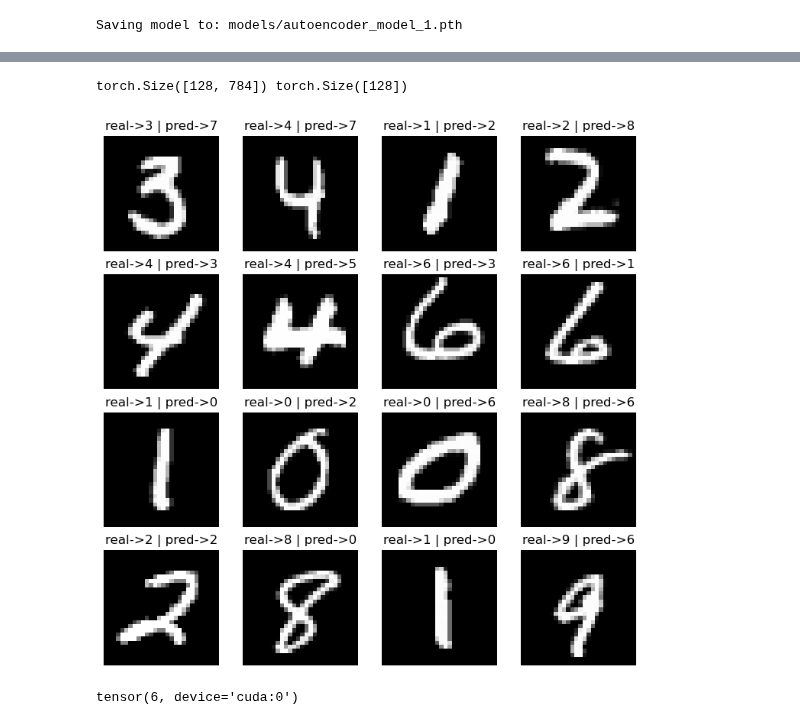
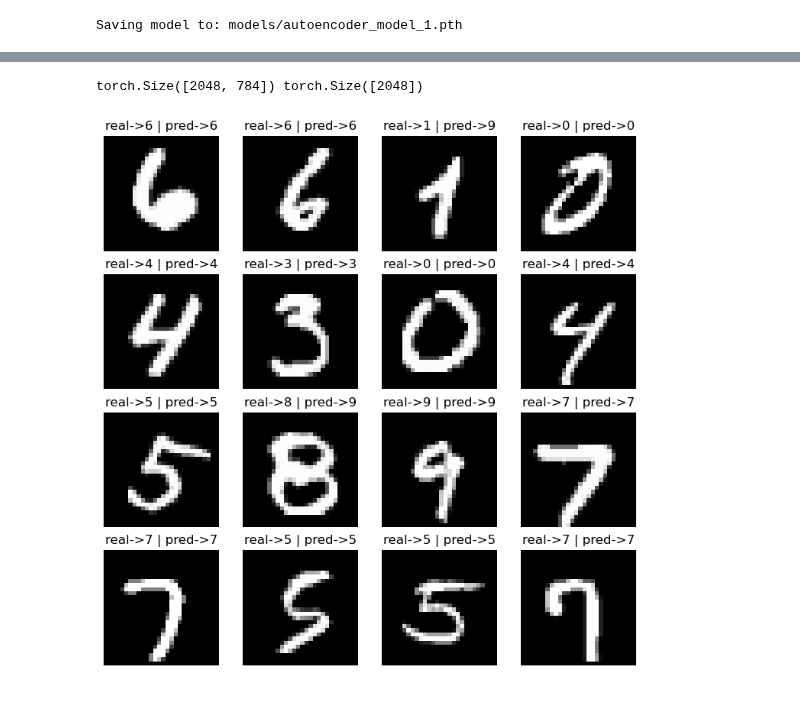
Before and after one commit to Molten-Ice/Deep-Learning, a Jupyter notebook: autoencoder.ipynb, the cells around one changed output, grey strips where cells are left out. Cells and saved outputs as stored; diff of their text form; code cells hidden in the pictures.

```diff
--- a/autoencoder.ipynb
+++ b/autoencoder.ipynb
@@ -320,18 +320,24 @@ class SuffixNN(nn.Module):
         for param in self.encoder.parameters(): # Freezing encodoer weights
             param.requires_grad = False
 
+        #-> CONV/FC -> BatchNorm -> ReLu(or other activation) -> Dropout -> CONV/FC ->
+        l1 = 50
+        l2 = 50
 
-        l1 = 50
         self.layers = nn.Sequential(
         nn.BatchNorm1d(num_features = 10, affine = False),
         nn.Linear(in_features=10,
                   out_features=l1),
+        nn.BatchNorm1d(num_features = l1, affine = False),
         nn.ReLU(),
-        nn.BatchNorm1d(num_features = l1, affine = False),
+        nn.Dropout(p=0.2),
         nn.Linear(in_features = l1,
-                  out_features = 10)
-        )
-
+                  out_features = l1),
+        nn.BatchNorm1d(num_features = l2, affine = False),
+        nn.ReLU(),
+        nn.Dropout(p=0.2),
+        nn.Linear(in_features = l2,
+              out_features = 10))
     def forward(self, x: torch.Tensor) -> torch.Tensor:
         return self.layers(self.encoder(x))
 
@@ -398,10 +404,13 @@ class CustomDataset(Dataset):
 print(f"Full shapes| X_train:{X_train.shape}, y_train:{y_train.shape}")
 
 ### Hyperparameters
-BATCH_SIZE = 128
-cutoff_value = 1000
+BATCH_SIZE = 2048
 
-train_dataset = CustomDataset(X_train[:cutoff_value], y_train[:cutoff_value])
+# BATCH_SIZE = 128
+# cutoff_value = 1000
+
+# train_dataset = CustomDataset(X_train[:cutoff_value], y_train[:cutoff_value])
+train_dataset = CustomDataset(X_train, y_train)
 test_dataset = CustomDataset(X_test, y_test)
 
 
@@ -459,7 +468,7 @@ import time
 t1 = time.time()
 lrs = []
 
-epochs = 25
+epochs = 10
 for epoch in tqdm(range(epochs)):
     for batch, (X, y) in enumerate(train_dataloader):
         X=X.to(device)
@@ -497,7 +506,7 @@ for epoch in tqdm(range(epochs)):
                 y_test_logits = model(X_test)
                 loss_test = loss_fn(y_test_logits, y_test)
                 test_loss+=loss_test #accumulate train loss
-                test_pred_labels = torch.argmax(y_t_logits, dim=1)
+                test_pred_labels = torch.argmax(y_test_logits, dim=1)
                 test_acc = accuracy_fn(y_true = y_test,
                                         y_pred = test_pred_labels)
 
@@ -529,27 +538,24 @@ Taken 2.84347 seconds.
 # %%
+#Showing numbers with their predictions
 model_0.eval()
 with torch.inference_mode(): #context manager
     for X_test, y_test in test_dataloader:
         X_test = X_test.to(device)
         y_test_logits = model(X_test)
-        test_pred_labels = torch.argmax(y_t_logits, dim=1)
+        test_pred_labels = torch.argmax(y_test_logits, dim=1)
         break
     print(X_test.shape, test_pred_labels.shape)
 
     fig = plt.figure(figsize=(9,9))
     rows, cols = 4, 4
 
     for i in range(1, rows*cols+1):
         fig.add_subplot(rows, cols, i)
         img_real = X_test[i].reshape((28, 28)).cpu().detach().numpy()
         plt.imshow(img_real, cmap = "gray")
         label = f"real->{y_test[i]} | pred->{test_pred_labels[i]}"
         plt.title(label)
         plt.axis(False)
 # %% [output]
-torch.Size([128, 784]) torch.Size([128])
+torch.Size([2048, 784]) torch.Size([2048])
-[figure, old version]
+[figure, new version]
-# %%
-test_pred_labels[i]
-# %% [output]
-tensor(6, device='cuda:0')
```
Also changed, not shown: parts of 11 cells of this notebook.
